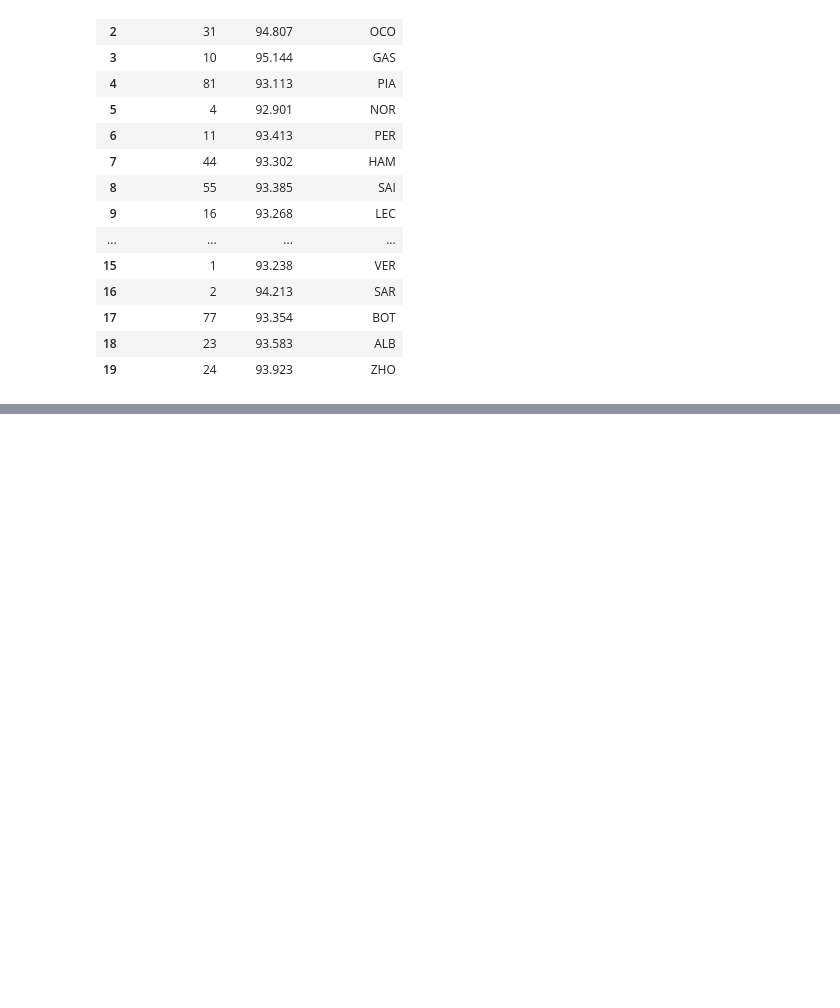
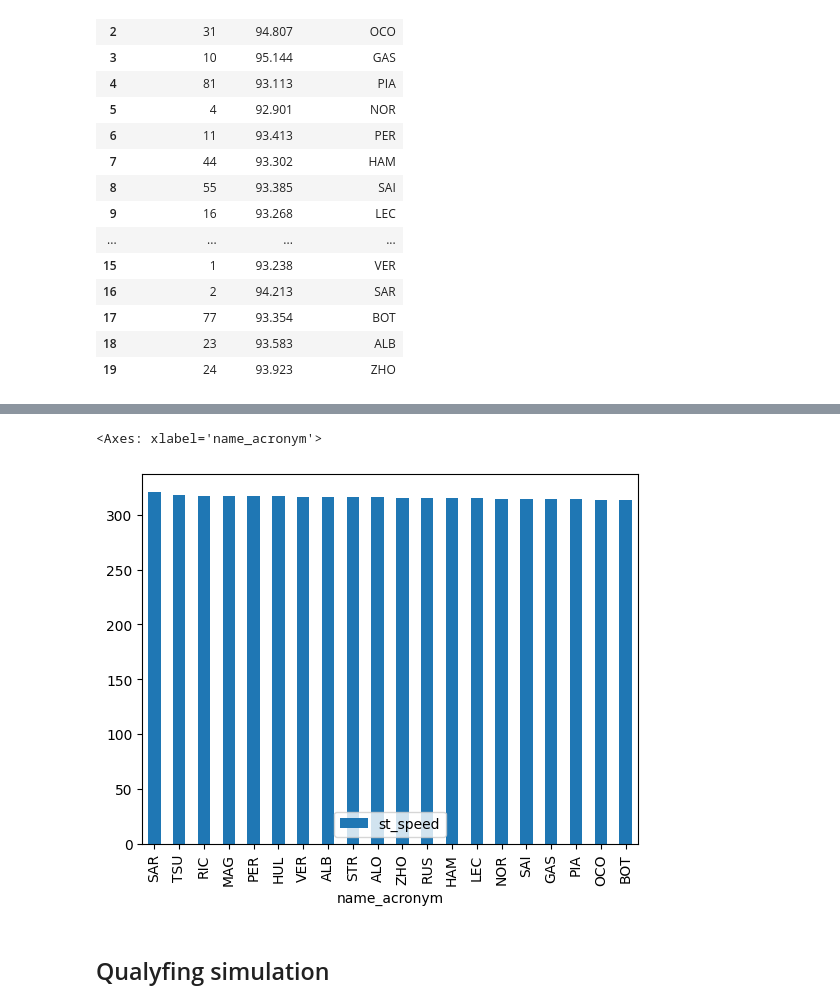
Before and after one commit to frankdelpiero/F1_notebooks, a Jupyter notebook: F1_24/Bahrain_Resume.ipynb, the cells around one changed output, grey strips where cells are left out. Drawn from its saved outputs; the diff is of its cells as text; code cells hidden in the pictures; blank space fills up the shorter version.

```diff
--- a/F1_24/Bahrain_Resume.ipynb
+++ b/F1_24/Bahrain_Resume.ipynb
@@ -347,0 +526,24 @@ ValueError: cannot insert delta, already exists
+# %%
+stintsDataFrame = pd.DataFrame()
+for index,row in stintInformation.iterrows():
+    number_driver = row.driver_number
+    acronym_driver = drivers.query('driver_number == @number_driver').name_acronym.to_string(index=False)
+    full_name = drivers.query('driver_number == @number_driver').full_name.to_string(index=False)
+    team_name = drivers.query('driver_number == @number_driver').team_name.to_string(index=False)
+    team_colour	 = drivers.query('driver_number == @number_driver').team_colour.to_string(index=False)
+    print("-")
+    print(row)
+    tyre_age_at_start = row['tyre_age_at_start']
+    print(tyre_age_at_start)
+    if row.lap_start != row.lap_end:
+        contador = row.lap_start
+        while contador <= row.lap_end :
+            new_row = {'driver_number':row.driver_number,'compound':row.compound,'lap_number':contador,'name_acronym':acronym_driver,'full_name':full_name,'team_name':team_name,'team_colour':team_colour,'tyre_age_at_start':tyre_age_at_start}
+            #stintsDataFrame=stintsDataFrame.append(new_row, ignore_index=True)
+            stintsDataFrame = pd.concat([stintsDataFrame, pd.DataFrame([new_row])], ignore_index=True)
+            contador+=1
+    else:
+
+        new_row = {'driver_number':row.driver_number,'compound':row.compound,'lap_number':row.lap_start,'name_acronym':acronym_driver,'full_name':full_name,'full_name':full_name,'team_name':team_name,'team_colour':team_colour, 'tyre_age_at_start':tyre_age_at_start}
+        #stintsDataFrame= stintsDataFrame.append(new_row, ignore_index=True)
+        stintsDataFrame =pd.concat([stintsDataFrame, pd.DataFrame([new_row])], ignore_index=True)
@@ -347,0 +584,3 @@ ValueError: cannot insert delta, already exists
+# %%
+jointables = pd.merge(practice2,stintsDataFrame,on=['lap_number','driver_number'])
+jointables
@@ -347,0 +601,14 @@ ValueError: cannot insert delta, already exists
+# %%
+practice2Cleaned = jointables.query("lap_duration >1")
+drivers_list = list(practice2Cleaned['driver_number'].unique())
+# %%
+speedTrapFP2 = pd.DataFrame()
+for driver in drivers_list:
+    speedTrapFP2 =obtain_speed_trap_maximum(driver,practice2Cleaned,speedTrapFP2)
+# %%
+speedTrapFP2.sort_values(ascending=False,by='st_speed').plot.bar('name_acronym','st_speed')
+# %% [output]
+<Axes: xlabel='name_acronym'>
+[figure, added]
+# %% [markdown]
+## Qualyfing simulation
```
Also changed, not shown: parts of 81 cells of this notebook.
